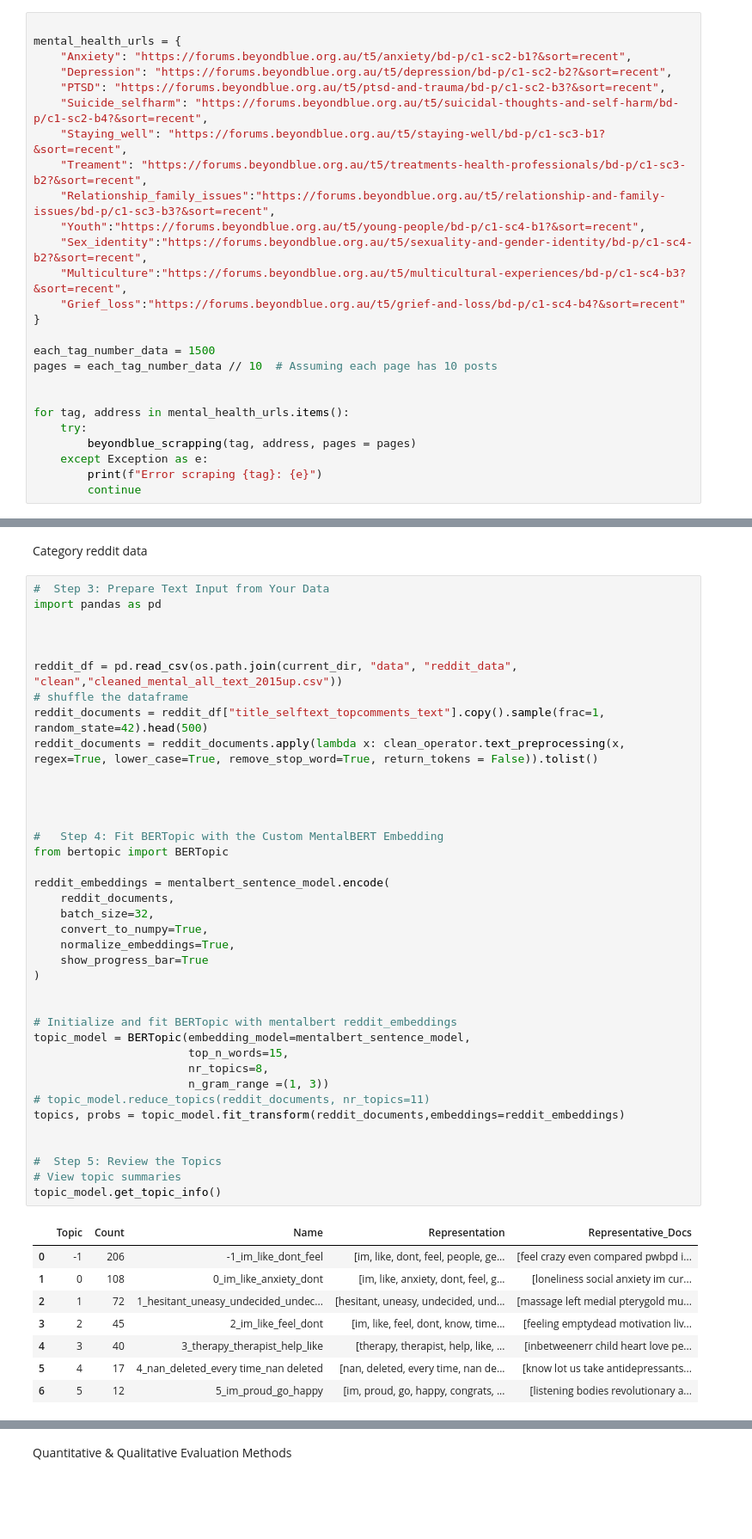
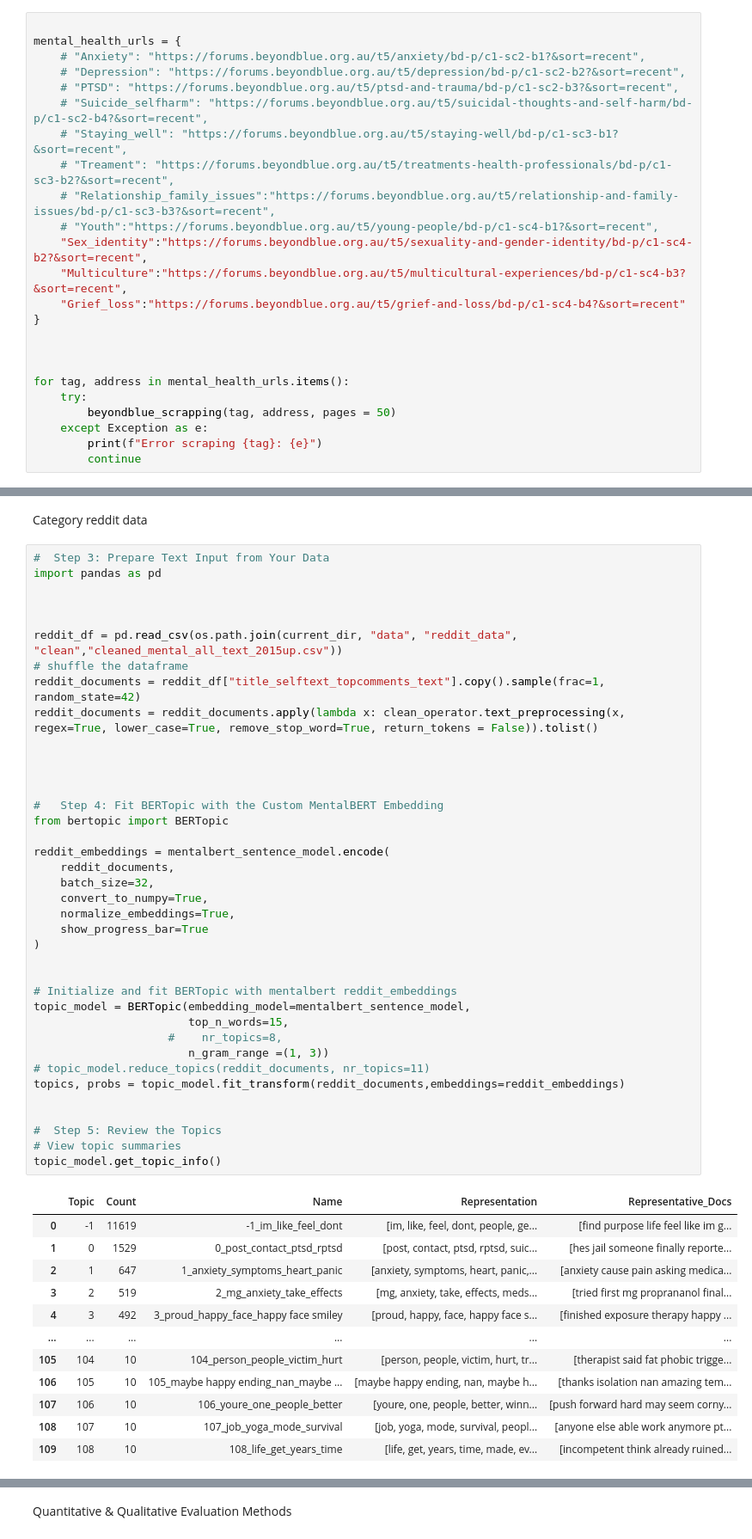
Before and after one commit to Rainman4301/LLM_NetworkMoel_MentalHealth, a Jupyter notebook: mental_health_analysis.ipynb, the cells around one changed output, grey strips where cells are left out. Shown at 86% size. Saved outputs shown, nothing was run; the diff lists cells and outputs as text; blank space fills up the shorter version.

Commit message:
090725 beyondblue scrapper refined

```diff
--- a/mental_health_analysis.ipynb
+++ b/mental_health_analysis.ipynb
@@ -541,26 +548,24 @@ def beyondblue_scrapping(tag,address,pages=2):
 # %%
 
 mental_health_urls = {
-    "Anxiety": "https://forums.beyondblue.org.au/t5/anxiety/bd-p/c1-sc2-b1?&sort=recent",
-    "Depression": "https://forums.beyondblue.org.au/t5/depression/bd-p/c1-sc2-b2?&sort=recent",
-    "PTSD": "https://forums.beyondblue.org.au/t5/ptsd-and-trauma/bd-p/c1-sc2-b3?&sort=recent",
-    "Suicide_selfharm": "https://forums.beyondblue.org.au/t5/suicidal-thoughts-and-self-harm/bd-p/c1-sc2-b4?&sort=recent",
-    "Staying_well": "https://forums.beyondblue.org.au/t5/staying-well/bd-p/c1-sc3-b1?&sort=recent",
-    "Treament": "https://forums.beyondblue.org.au/t5/treatments-health-professionals/bd-p/c1-sc3-b2?&sort=recent",
-    "Relationship_family_issues":"https://forums.beyondblue.org.au/t5/relationship-and-family-issues/bd-p/c1-sc3-b3?&sort=recent",
-    "Youth":"https://forums.beyondblue.org.au/t5/young-people/bd-p/c1-sc4-b1?&sort=recent",
+    # "Anxiety": "https://forums.beyondblue.org.au/t5/anxiety/bd-p/c1-sc2-b1?&sort=recent",
+    # "Depression": "https://forums.beyondblue.org.au/t5/depression/bd-p/c1-sc2-b2?&sort=recent",
+    # "PTSD": "https://forums.beyondblue.org.au/t5/ptsd-and-trauma/bd-p/c1-sc2-b3?&sort=recent",
+    # "Suicide_selfharm": "https://forums.beyondblue.org.au/t5/suicidal-thoughts-and-self-harm/bd-p/c1-sc2-b4?&sort=recent",
+    # "Staying_well": "https://forums.beyondblue.org.au/t5/staying-well/bd-p/c1-sc3-b1?&sort=recent",
+    # "Treament": "https://forums.beyondblue.org.au/t5/treatments-health-professionals/bd-p/c1-sc3-b2?&sort=recent",
+    # "Relationship_family_issues":"https://forums.beyondblue.org.au/t5/relationship-and-family-issues/bd-p/c1-sc3-b3?&sort=recent",
+    # "Youth":"https://forums.beyondblue.org.au/t5/young-people/bd-p/c1-sc4-b1?&sort=recent",
     "Sex_identity":"https://forums.beyondblue.org.au/t5/sexuality-and-gender-identity/bd-p/c1-sc4-b2?&sort=recent",
     "Multiculture":"https://forums.beyondblue.org.au/t5/multicultural-experiences/bd-p/c1-sc4-b3?&sort=recent",
     "Grief_loss":"https://forums.beyondblue.org.au/t5/grief-and-loss/bd-p/c1-sc4-b4?&sort=recent"
 }
 
-each_tag_number_data = 1500
-pages = each_tag_number_data // 10  # Assuming each page has 10 posts
 
 
 for tag, address in mental_health_urls.items():
     try:
-        beyondblue_scrapping(tag, address, pages = pages)
+        beyondblue_scrapping(tag, address, pages = 50)
     except Exception as e:
         print(f"Error scraping {tag}: {e}")
         continue
@@ -1296,42 +1303,46 @@ import pandas as pd
 
 reddit_df = pd.read_csv(os.path.join(current_dir, "data", "reddit_data", "clean","cleaned_mental_all_text_2015up.csv"))
 # shuffle the dataframe
-reddit_documents = reddit_df["title_selftext_topcomments_text"].copy().sample(frac=1, random_state=42).head(500)
+reddit_documents = reddit_df["title_selftext_topcomments_text"].copy().sample(frac=1, random_state=42)
 reddit_documents = reddit_documents.apply(lambda x: clean_operator.text_preprocessing(x, regex=True, lower_case=True, remove_stop_word=True, return_tokens = False)).tolist()
 
 
 
 
 #   Step 4: Fit BERTopic with the Custom MentalBERT Embedding
 from bertopic import BERTopic
 
 reddit_embeddings = mentalbert_sentence_model.encode(
     reddit_documents,
     batch_size=32,
     convert_to_numpy=True,
     normalize_embeddings=True,
     show_progress_bar=True
 )
 
 
 # Initialize and fit BERTopic with mentalbert reddit_embeddings
 topic_model = BERTopic(embedding_model=mentalbert_sentence_model,
                        top_n_words=15,
-                       nr_topics=8,
+                    #    nr_topics=8,
                        n_gram_range =(1, 3))
 # topic_model.reduce_topics(reddit_documents, nr_topics=11)
 topics, probs = topic_model.fit_transform(reddit_documents,embeddings=reddit_embeddings)
 
 
 #  Step 5: Review the Topics
 # View topic summaries
 topic_model.get_topic_info()
 # %% [output]
 |  | Topic | Count | Name | Representation | Representative_Docs |
-| 0 | -1 | 206 | -1_im_like_dont_feel | [im, like, dont, feel, people, ge... | [feel crazy even compared pwbpd i... |
-| 1 | 0 | 108 | 0_im_like_anxiety_dont | [im, like, anxiety, dont, feel, g... | [loneliness social anxiety im cur... |
-| 2 | 1 | 72 | 1_hesitant_uneasy_undecided_undec... | [hesitant, uneasy, undecided, und... | [massage left medial pterygold mu... |
-| 3 | 2 | 45 | 2_im_like_feel_dont | [im, like, feel, dont, know, time... | [feeling emptydead motivation liv... |
-| 4 | 3 | 40 | 3_therapy_therapist_help_like | [therapy, therapist, help, like, ... | [inbetweenerr child heart love pe... |
-| 5 | 4 | 17 | 4_nan_deleted_every time_nan deleted | [nan, deleted, every time, nan de... | [know lot us take antidepressants... |
-| 6 | 5 | 12 | 5_im_proud_go_happy | [im, proud, go, happy, congrats, ... | [listening bodies revolutionary a... |
+| 0 | -1 | 11619 | -1_im_like_feel_dont | [im, like, feel, dont, people, ge... | [find purpose life feel like im g... |
+| 1 | 0 | 1529 | 0_post_contact_ptsd_rptsd | [post, contact, ptsd, rptsd, suic... | [hes jail someone finally reporte... |
+| 2 | 1 | 647 | 1_anxiety_symptoms_heart_panic | [anxiety, symptoms, heart, panic,... | [anxiety cause pain asking medica... |
+| 3 | 2 | 519 | 2_mg_anxiety_take_effects | [mg, anxiety, take, effects, meds... | [tried first mg proprananol final... |
+| 4 | 3 | 492 | 3_proud_happy_face_happy face smiley | [proud, happy, face, happy face s... | [finished exposure therapy happy ... |
+| ... | ... | ... | ... | ... | ... |
+| 105 | 104 | 10 | 104_person_people_victim_hurt | [person, people, victim, hurt, tr... | [therapist said fat phobic trigge... |
+| 106 | 105 | 10 | 105_maybe happy ending_nan_maybe ... | [maybe happy ending, nan, maybe h... | [thanks isolation nan amazing tem... |
+| 107 | 106 | 10 | 106_youre_one_people_better | [youre, one, people, better, winn... | [push forward hard may seem corny... |
+| 108 | 107 | 10 | 107_job_yoga_mode_survival | [job, yoga, mode, survival, peopl... | [anyone else able work anymore pt... |
+| 109 | 108 | 10 | 108_life_get_years_time | [life, get, years, time, made, ev... | [incompetent think already ruined... |
```
Also changed, not shown: parts of 13 cells of this notebook, 1 other file.
